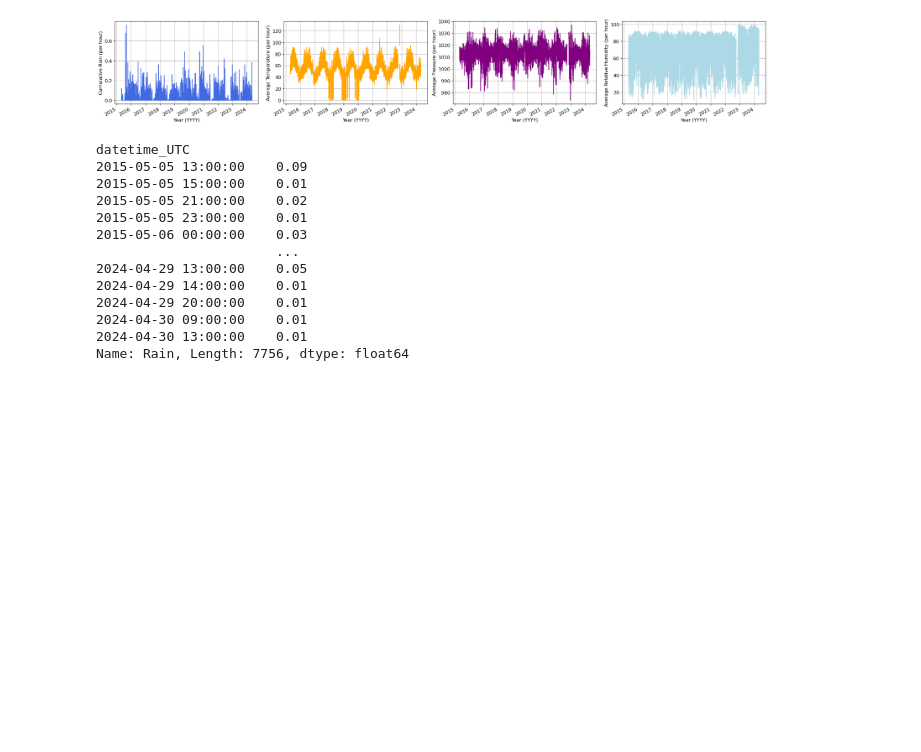
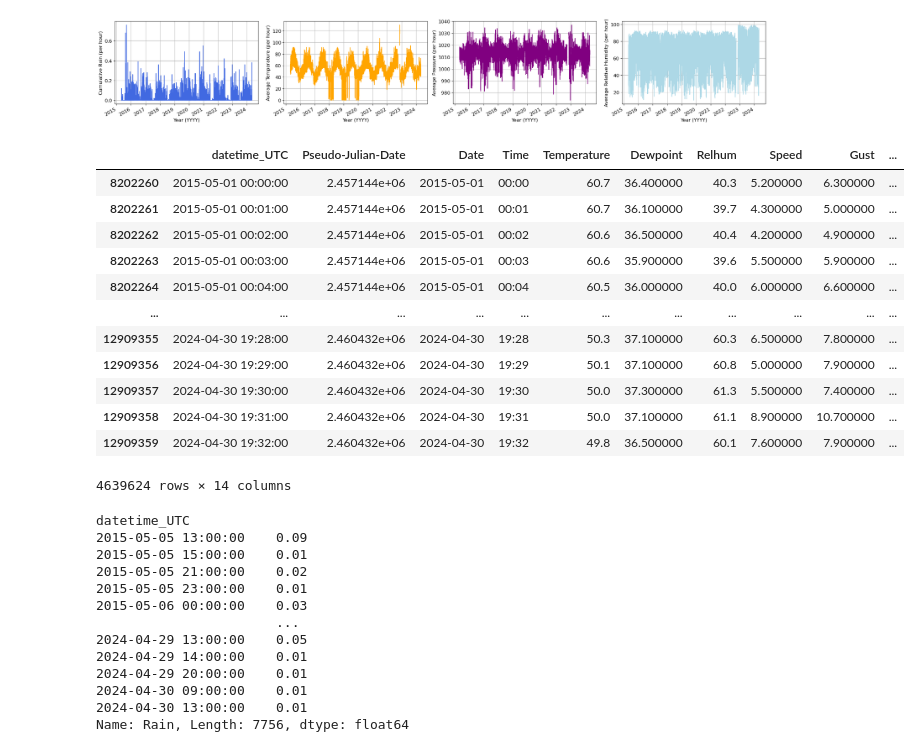
Before and after one commit to aditya-uw/WeatherPatrol, a Jupyter notebook: notebooks/read_data_from_atg.ipynb, the cells around one changed output. Saved outputs shown, nothing was run; the diff lists cells and outputs as text; code cells hidden in the pictures; blank space fills up the shorter version.

```diff
--- a/notebooks/read_data_from_atg.ipynb
+++ b/notebooks/read_data_from_atg.ipynb
@@ -93,6 +93,22 @@ plt.tight_layout()
 plt.show()
 # %% [output]
 [figure]
+# %%
+no_erros_obs
+# %% [output]
+|  | datetime_UTC | Pseudo-Julian-Date | Date | Time | Temperature | Dewpoint | Relhum | Speed | Gust | ... |
+| 8202260 | 2015-05-01 00:00:00 | 2.457144e+06 | 2015-05-01 | 00:00 | 60.7 | 36.400000 | 40.3 | 5.200000 | 6.300000 | ... |
+| 8202261 | 2015-05-01 00:01:00 | 2.457144e+06 | 2015-05-01 | 00:01 | 60.7 | 36.100000 | 39.7 | 4.300000 | 5.000000 | ... |
+| 8202262 | 2015-05-01 00:02:00 | 2.457144e+06 | 2015-05-01 | 00:02 | 60.6 | 36.500000 | 40.4 | 4.200000 | 4.900000 | ... |
+| 8202263 | 2015-05-01 00:03:00 | 2.457144e+06 | 2015-05-01 | 00:03 | 60.6 | 35.900000 | 39.6 | 5.500000 | 5.900000 | ... |
+| 8202264 | 2015-05-01 00:04:00 | 2.457144e+06 | 2015-05-01 | 00:04 | 60.5 | 36.000000 | 40.0 | 6.000000 | 6.600000 | ... |
+| ... | ... | ... | ... | ... | ... | ... | ... | ... | ... | ... |
+| 12909355 | 2024-04-30 19:28:00 | 2.460432e+06 | 2024-04-30 | 19:28 | 50.3 | 37.100000 | 60.3 | 6.500000 | 7.800000 | ... |
+| 12909356 | 2024-04-30 19:29:00 | 2.460432e+06 | 2024-04-30 | 19:29 | 50.1 | 37.100000 | 60.8 | 5.000000 | 7.900000 | ... |
+| 12909357 | 2024-04-30 19:30:00 | 2.460432e+06 | 2024-04-30 | 19:30 | 50.0 | 37.300000 | 61.3 | 5.500000 | 7.400000 | ... |
+| 12909358 | 2024-04-30 19:31:00 | 2.460432e+06 | 2024-04-30 | 19:31 | 50.0 | 37.100000 | 61.1 | 8.900000 | 10.700000 | ... |
+| 12909359 | 2024-04-30 19:32:00 | 2.460432e+06 | 2024-04-30 | 19:32 | 49.8 | 36.500000 | 60.1 | 7.600000 | 7.900000 | ... |
+4639624 rows × 14 columns
 # %%
 first_obs_each_period = no_erros_obs.resample(on='datetime_UTC', rule='1H')
 summed_rain_each_period = first_obs_each_period['Rain'].sum()
```
Also changed, not shown: parts of 2 cells of this notebook, 1 other file.
